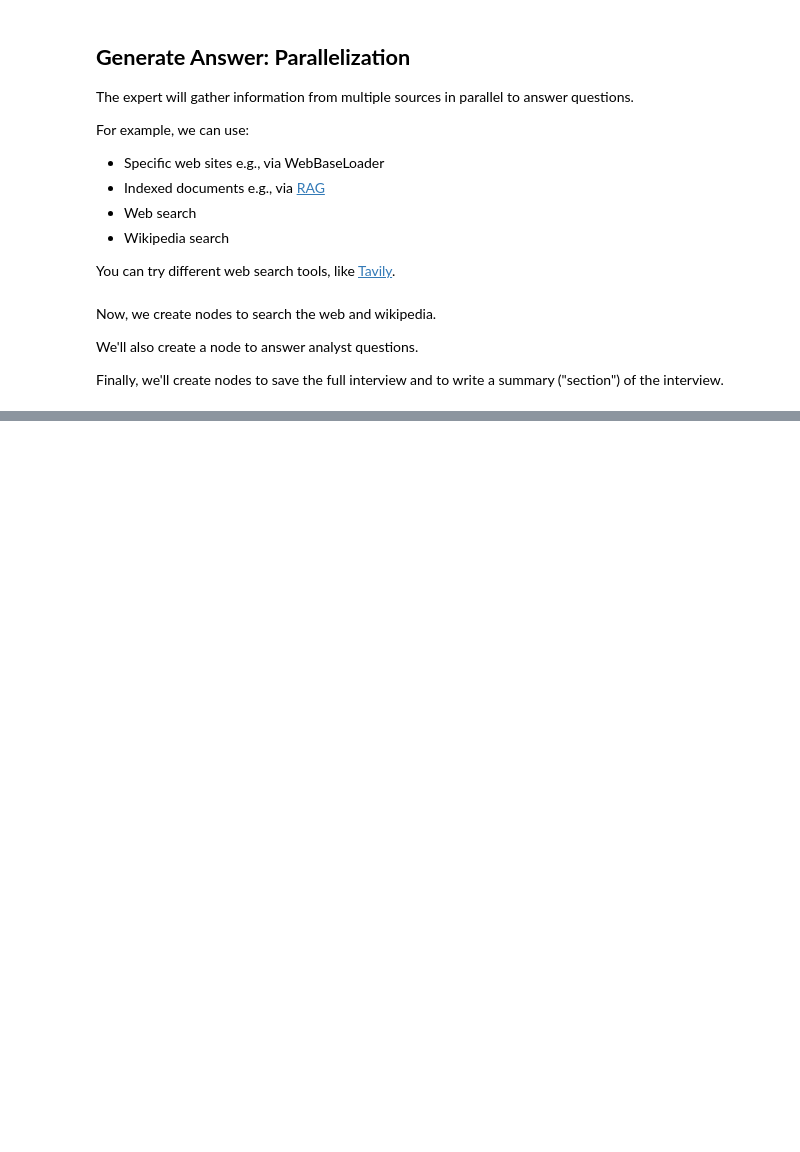
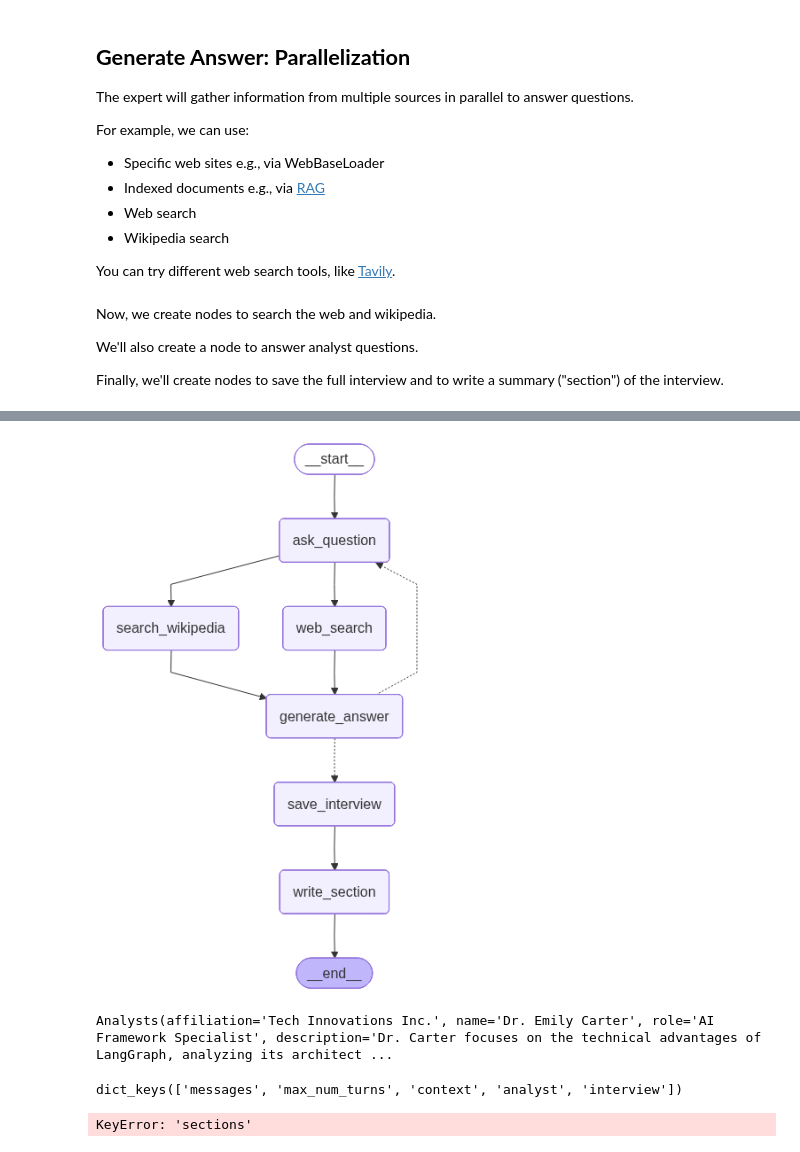
Before and after one commit to MuhammadUmerKhan/GenAI-AgenticAI-MCP-Tutorials, a Jupyter notebook: AgenticAI-Using_LangGraph/Projects/02_Research_Assistant/01_research_assistant.ipynb, the cells around one changed output, grey strips where cells are left out. Cells and saved outputs as stored; diff of their text form; code cells hidden in the pictures; blank space fills up the shorter version.

```diff
--- a/AgenticAI-Using_LangGraph/Projects/02_Research_Assistant/01_research_assistant.ipynb
+++ b/AgenticAI-Using_LangGraph/Projects/02_Research_Assistant/01_research_assistant.ipynb
@@ -300,9 +304,9 @@ class InterviewState(TypedDict):
     context: Annotated[list, add_messages]                  # Source docs
     analyst: Analysts                                       # Analyst asking questions
     interview: str                                          # Interview transcript
-    section: str                                            # Final key we duplicate in outer state for Send() API
+    sections: str                                           # Final key we duplicate in outer state for Send() API
 
-    search_query: Annotated[List, add_messages]
+    # search_query: Annotated[List, add_messages]
 
 class SearchQuery(BaseModel):
     search_query: str = Field(None, description="Search query for retrieval.")
@@ -382,7 +386,7 @@ def web_search(state: InterviewState) -> dict:
     )
 
     # Write to state
-    return { "context": [formatted_search_docs], "search_query": [search_query] }
+    return { "context": [formatted_search_docs]}
 # %%
 web_search_result = web_search({"messages": question["messages"]})
 # %%
@@ -449,7 +435,7 @@ def search_wikipedia(state: InterviewState) -> dict:
     )
 
     # Write to state
-    return { "context": [formatted_search_docs], "search_query": [search_query] }
+    return { "context": [formatted_search_docs]}
 # %%
 search_wikipedia_result = search_wikipedia({
     "messages": question["messages"]
@@ -456,0 +646,41 @@ search_wikipedia_result = search_wikipedia({
+# %%
+# define graph
+interview_builder = StateGraph(InterviewState)
+
+# add graph nodes
+interview_builder.add_node("ask_question", generate_question)
+interview_builder.add_node("web_search", web_search)
+interview_builder.add_node("search_wikipedia", search_wikipedia)
+interview_builder.add_node("generate_answer", generate_answer)
+interview_builder.add_node("save_interview", save_interview)
+interview_builder.add_node("write_section", write_section)
+
+# add graph edges
+interview_builder.add_edge(START, "ask_question")
+interview_builder.add_edge("ask_question", "web_search")
+interview_builder.add_edge("ask_question", "search_wikipedia")
+interview_builder.add_edge("web_search", "generate_answer")
+interview_builder.add_edge("search_wikipedia", "generate_answer")
+
+interview_builder.add_conditional_edges(
+    "generate_answer", route_messages, ["ask_question", "save_interview"]
+)
+
+interview_builder.add_edge("save_interview", "write_section")
+interview_builder.add_edge("write_section", END)
+
+# Checpointer
+memory = MemorySaver()
+
+# compile graph
+interview_graph = interview_builder.compile(checkpointer=memory).with_config(run_name="Conduct Interview")
+# %%
+# View
+# display(Image(interview_graph.get_graph(xray=1).draw_mermaid_png()))
+interview_graph
+# %% [output]
+[figure, added]
+# %%
+analysts[0]
+# %% [output]
+Analysts(affiliation='Tech Innovations Inc.', name='Dr. Emily Carter', role='AI Framework Specialist', description='Dr. Carter focuses on the technical advantages of LangGraph, analyzing its architect ...
@@ -456,0 +693,8 @@ search_wikipedia_result = search_wikipedia({
+# %%
+interview.keys()
+# %% [output]
+dict_keys(['messages', 'max_num_turns', 'context', 'analyst', 'interview'])
+# %%
+Markdown(interview['sections'][0])
+# %% [output]
+KeyError: 'sections'
```
Also changed, not shown: parts of 24 cells of this notebook.
